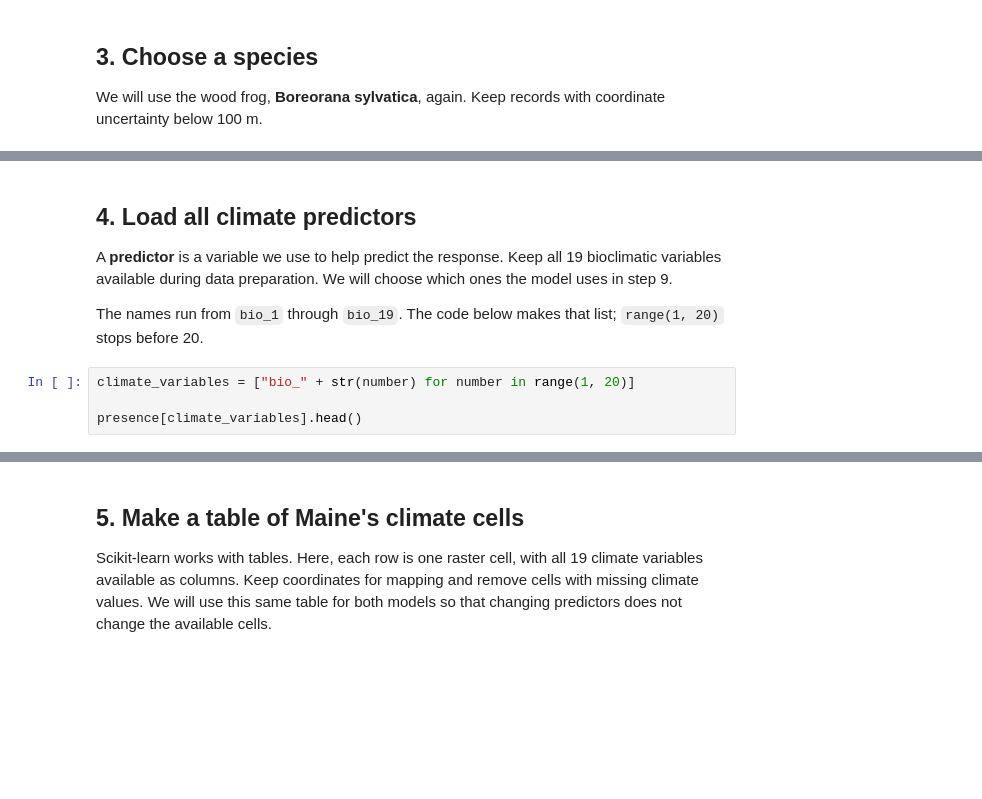
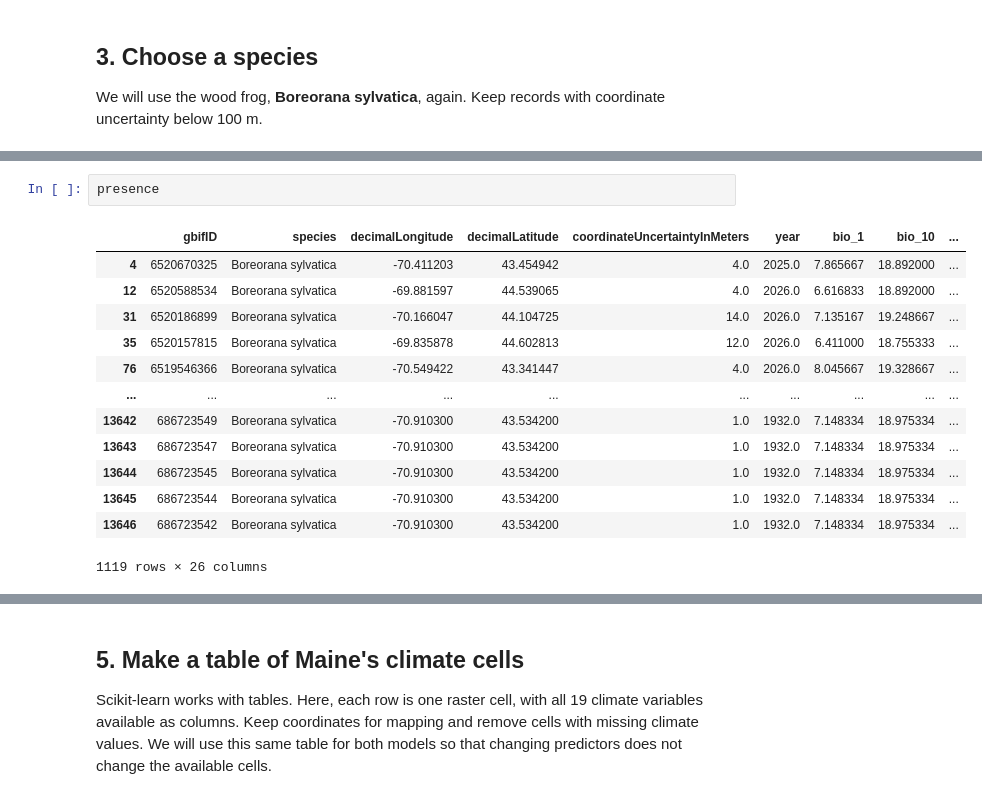
Before and after one commit to meganklutts/BIO597-SpatialBiodiversity, a Jupyter notebook: docs/labs/Lab07-MachineLearningSDM.ipynb, the cells around one changed output, grey strips where cells are left out. Cells and saved outputs as stored; diff of their text form; blank space fills up the shorter version.

```diff
--- a/docs/labs/Lab07-MachineLearningSDM.ipynb
+++ b/docs/labs/Lab07-MachineLearningSDM.ipynb
@@ -54,10 +102,16 @@ _ = plt.hist(presence["coordinateUncertaintyInMeters"])
-# %% [markdown]
-## 4. Load all climate predictors
-
-A **predictor** is a variable we use to help predict the response. Keep all 19 bioclimatic variables available during data preparation. We will choose which ones the model uses in step 9.
-
-The names run from `bio_1` through `bio_19`. The code below makes that list; `range(1, 20)` stops before 20.
 # %%
-climate_variables = ["bio_" + str(number) for number in range(1, 20)]
-
-presence[climate_variables].head()
+presence
+# %% [output]
+|  | gbifID | species | decimalLongitude | decimalLatitude | coordinateUncertaintyInMeters | year | bio_1 | bio_10 | ... |
+| 4 | 6520670325 | Boreorana sylvatica | -70.411203 | 43.454942 | 4.0 | 2025.0 | 7.865667 | 18.892000 | ... |
+| 12 | 6520588534 | Boreorana sylvatica | -69.881597 | 44.539065 | 4.0 | 2026.0 | 6.616833 | 18.892000 | ... |
+| 31 | 6520186899 | Boreorana sylvatica | -70.166047 | 44.104725 | 14.0 | 2026.0 | 7.135167 | 19.248667 | ... |
+| 35 | 6520157815 | Boreorana sylvatica | -69.835878 | 44.602813 | 12.0 | 2026.0 | 6.411000 | 18.755333 | ... |
+| 76 | 6519546366 | Boreorana sylvatica | -70.549422 | 43.341447 | 4.0 | 2026.0 | 8.045667 | 19.328667 | ... |
+| ... | ... | ... | ... | ... | ... | ... | ... | ... | ... |
+| 13642 | 686723549 | Boreorana sylvatica | -70.910300 | 43.534200 | 1.0 | 1932.0 | 7.148334 | 18.975334 | ... |
+| 13643 | 686723547 | Boreorana sylvatica | -70.910300 | 43.534200 | 1.0 | 1932.0 | 7.148334 | 18.975334 | ... |
+| 13644 | 686723545 | Boreorana sylvatica | -70.910300 | 43.534200 | 1.0 | 1932.0 | 7.148334 | 18.975334 | ... |
+| 13645 | 686723544 | Boreorana sylvatica | -70.910300 | 43.534200 | 1.0 | 1932.0 | 7.148334 | 18.975334 | ... |
+| 13646 | 686723542 | Boreorana sylvatica | -70.910300 | 43.534200 | 1.0 | 1932.0 | 7.148334 | 18.975334 | ... |
+1119 rows × 26 columns
```
Also changed, not shown: parts of 20 cells of this notebook.
